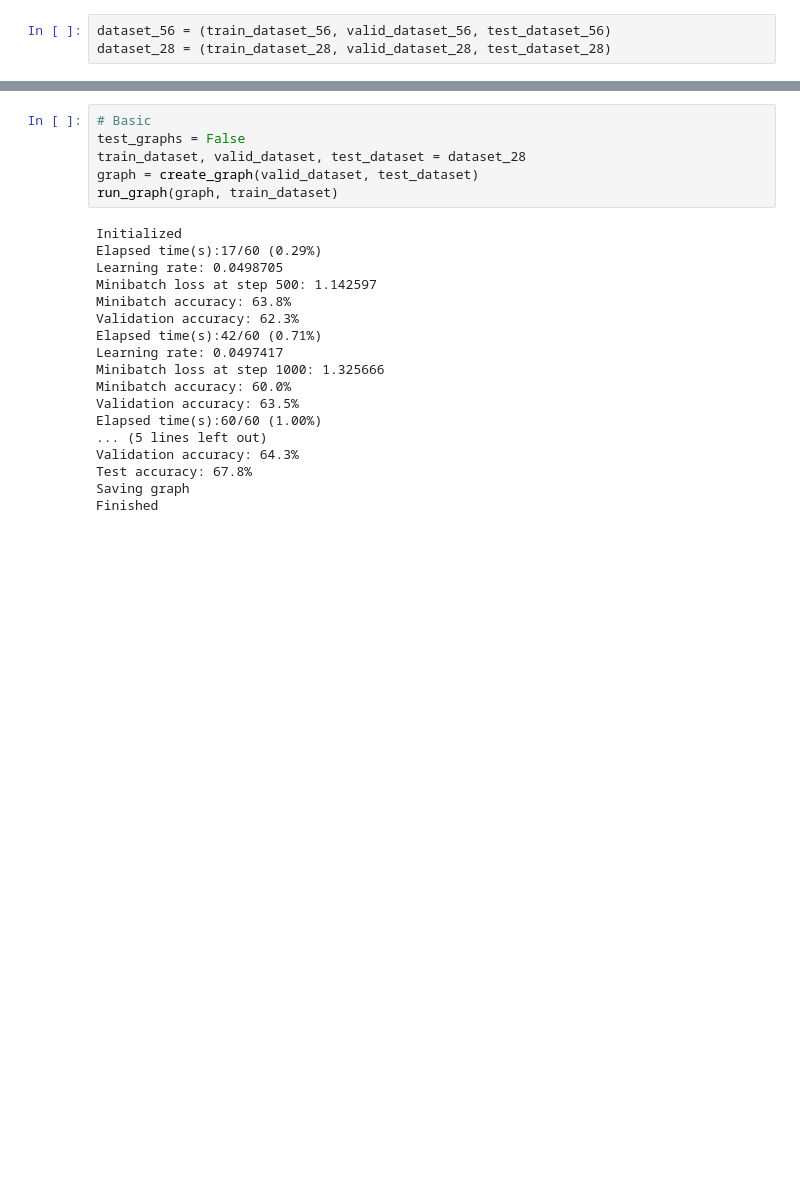
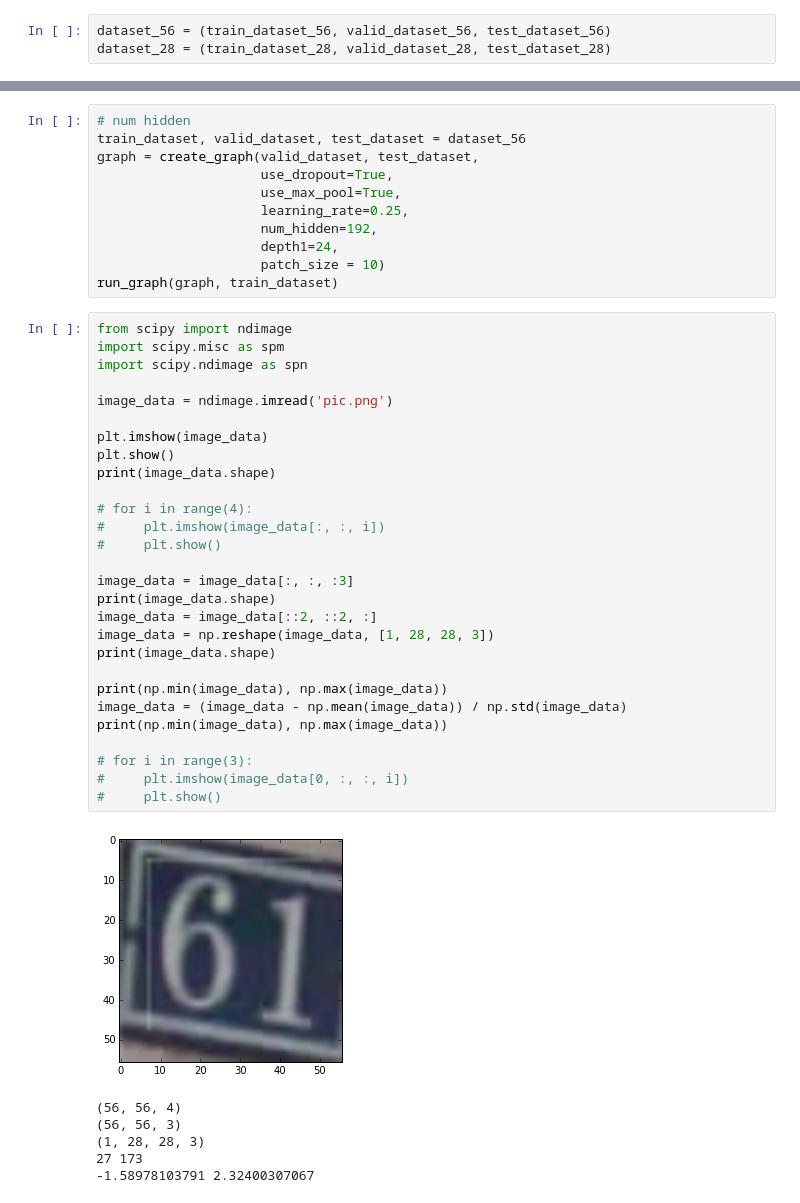
Before and after one commit to bvstillwell/udacity-mlnd-capstone, a Jupyter notebook: p5r/03 - Save model for android.ipynb, the cells around one changed output, grey strips where cells are left out. Drawn from its saved outputs; the diff is of its cells as text; blank space fills up the shorter version.

```diff
--- a/p5r/03 - Save model for android.ipynb
+++ b/p5r/03 - Save model for android.ipynb
@@ -405,24 +334,46 @@ def run_graph(graph, train_dataset):
 # %%
-# Basic
-test_graphs = False
-train_dataset, valid_dataset, test_dataset = dataset_28
-graph = create_graph(valid_dataset, test_dataset)
+# num hidden
+train_dataset, valid_dataset, test_dataset = dataset_56
+graph = create_graph(valid_dataset, test_dataset,
+                     use_dropout=True,
+                     use_max_pool=True,
+                     learning_rate=0.25,
+                     num_hidden=192,
+                     depth1=24,
+                     patch_size = 10)
 run_graph(graph, train_dataset)
-# %% [output]
-Initialized
-Elapsed time(s):17/60 (0.29%)
-Learning rate: 0.0498705
-Minibatch loss at step 500: 1.142597
-Minibatch accuracy: 63.8%
-Validation accuracy: 62.3%
-Elapsed time(s):42/60 (0.71%)
-Learning rate: 0.0497417
-Minibatch loss at step 1000: 1.325666
-Minibatch accuracy: 60.0%
-Validation accuracy: 63.5%
-Elapsed time(s):60/60 (1.00%)
-... (5 lines left out)
-Validation accuracy: 64.3%
-Test accuracy: 67.8%
-Saving graph
-Finished
+# %%
+from scipy import ndimage
+import scipy.misc as spm
+import scipy.ndimage as spn
+
+image_data = ndimage.imread('pic.png')
+
+plt.imshow(image_data)
+plt.show()
+print(image_data.shape)
+
+# for i in range(4):
+#     plt.imshow(image_data[:, :, i])
+#     plt.show()
+
+image_data = image_data[:, :, :3]
+print(image_data.shape)
+image_data = image_data[::2, ::2, :]
+image_data = np.reshape(image_data, [1, 28, 28, 3])
+print(image_data.shape)
+
+print(np.min(image_data), np.max(image_data))
+image_data = (image_data - np.mean(image_data)) / np.std(image_data)
+print(np.min(image_data), np.max(image_data))
+
+# for i in range(3):
+#     plt.imshow(image_data[0, :, :, i])
+#     plt.show()
+# %% [output]
+[figure, added]
+(56, 56, 4)
+(56, 56, 3)
+(1, 28, 28, 3)
+27 173
+-1.58978103791 2.32400307067
```
Also changed, not shown: parts of 15 cells of this notebook, 4 other files.
